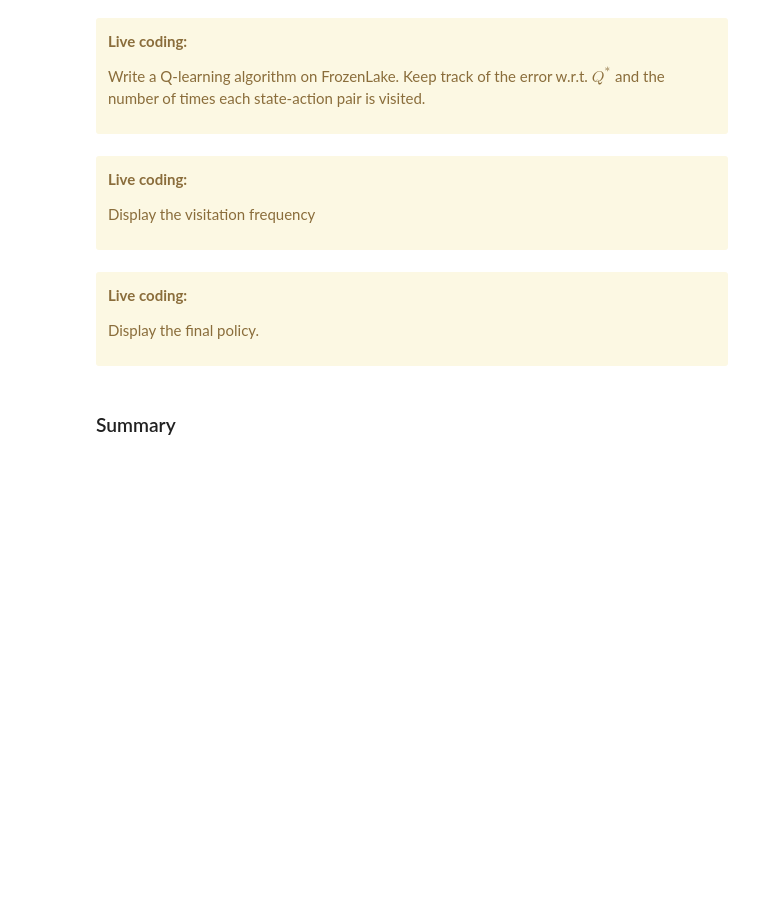
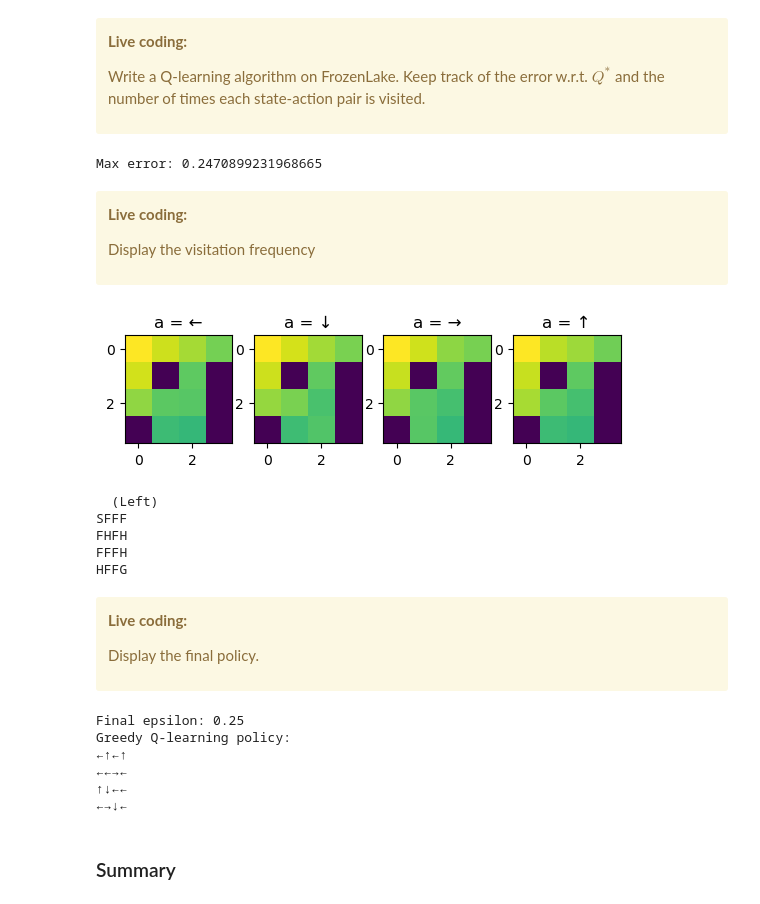
Before and after one commit to SupaeroDataScience/reinforcement-learning, a Jupyter notebook: notebooks/RL1 - RL fundamentals (2022).ipynb, the cells around one changed output. Saved outputs shown, nothing was run; the diff lists cells and outputs as text; code cells hidden in the pictures; blank space fills up the shorter version.

```diff
--- a/notebooks/RL1 - RL fundamentals (2022).ipynb
+++ b/notebooks/RL1 - RL fundamentals (2022).ipynb
@@ -454,7 +469,7 @@ Vright = np.zeros(nb_episodes)
 for i in range(nb_episodes):
     env.reset()
     for t in range(horizon):
-        next_state, r, done, _ = env.step(fl.RIGHT)
+        next_state, r, done, _, _ = env.step(fl.RIGHT)
         Vright[i] += r
         if done:
             break
@@ -463,7 +478,7 @@ Vleft  = np.zeros(nb_episodes)
 for i in range(nb_episodes):
     env.reset()
     for t in range(horizon):
-        next_state, r, done, _ = env.step(fl.LEFT)
+        next_state, r, done, _, _ = env.step(fl.LEFT)
         Vleft[i] += r
         if done:
             break
@@ -1164,7 +1187,9 @@ To help you, recall that in the previous class, we introduced a few utility func
 import gym
 import gym.envs.toy_text.frozen_lake as fl
 
-env = gym.make('FrozenLake-v0')
+env = gym.make('FrozenLake-v1', render_mode="ansi")
+env.reset()
+print(env.render())
 actions = {fl.LEFT: '\u2190', fl.DOWN: '\u2193', fl.RIGHT: '\u2192', fl.UP: '\u2191'}
 
 def to_s(row,col):
@@ -1971,14 +2000,14 @@ Qtd = np.zeros((env.observation_space.n, env.action_space.n))
 Qtrue = Qpi_sequence[-1]
 
 error = np.zeros((max_steps))
-x = env.reset()
+x,_ = env.reset()
 for t in range(max_steps):
     a = np.random.randint(4)
-    y,r,d,_ = env.step(a)
+    y,r,d,_,_ = env.step(a)
     Qtd[x][a] = Qtd[x][a] + alpha * (r+gamma*Qtd[y][fl.RIGHT]-Qtd[x][a])
     error[t] = np.max(np.abs(Qtd-Qtrue))
     if d==True:
-        x = env.reset()
+        x,_ = env.reset()
     else:
         x=y
 # %%
@@ -2045,21 +2078,23 @@ max_steps = 2000000
 # Q-learning
 count = np.zeros((env.observation_space.n,env.action_space.n)) # to track update frequencies
 epsilon = 1
-x = env.reset()
+x,_ = env.reset()
 for t in range(max_steps):
     if((t+1)%1000000==0):
         epsilon = epsilon/2
     a = epsilon_greedy(Qql,x,epsilon)
-    y,r,d,_ = env.step(a)
+    y,r,d,_,_ = env.step(a)
     Qql[x][a] = Qql[x][a] + alpha * (r+gamma*np.max(Qql[y][:])-Qql[x][a])
     count[x][a] += 1
     if d==True:
-        x = env.reset()
+        x,_ = env.reset()
     else:
         x=y
 
 # Q-learning's final value function and policy
 print("Max error:", np.max(np.abs(Qql-Qopt_sequence[-1])))
+# %% [output]
+Max error: 0.2470899231968665
 # %% [markdown]
 <div class="alert alert-warning">
 
@@ -2069,19 +2104,26 @@ Display the visitation frequency</div>
 # %%
 count_map = np.zeros((env.unwrapped.nrow, env.unwrapped.ncol, env.action_space.n))
 for a in range(env.action_space.n):
     for x in range(env.observation_space.n):
         row,col = to_row_col(x)
         count_map[row, col, a] = count[x,a]
 
 fig, axs = plt.subplots(ncols=4)
 for a in range(env.action_space.n):
     name = "a = " + actions[a]
     axs[a].set_title(name)
     axs[a].imshow(np.log(count_map[:,:,a]+1), interpolation='nearest')
     #print("a=", a, ":", sep='')
     #print(count_map[:,:,a])
 plt.show()
-env.render()
+print(env.render())
+# %% [output]
+[figure, added]
+  (Left)
+SFFF
+FHFH
+FFFH
+HFFG
 # %% [markdown]
 <div class="alert alert-warning">
 
@@ -2090,7 +2132,7 @@ env.render()
 Display the final policy.</div>
 # %%
 def greedyQpolicy(Q):
-    pi = np.zeros((env.observation_space.n),dtype=np.int)
+    pi = np.zeros((env.observation_space.n),dtype=np.int32)
     for s in range(env.observation_space.n):
         pi[s] = np.argmax(Q[s,:])
     return pi
@@ -2106,6 +2148,13 @@ print("Final epsilon:", epsilon)
 pi_ql = greedyQpolicy(Qql)
 print("Greedy Q-learning policy:")
 print_policy(pi_ql)
+# %% [output]
+Final epsilon: 0.25
+Greedy Q-learning policy:
+←↑←↑
+←←→←
+↑↓←←
+←→↓←
 # %% [markdown]
 ### Summary
 # %% [markdown]
```
Also changed, not shown: parts of 10 cells of this notebook, 2 other files.
